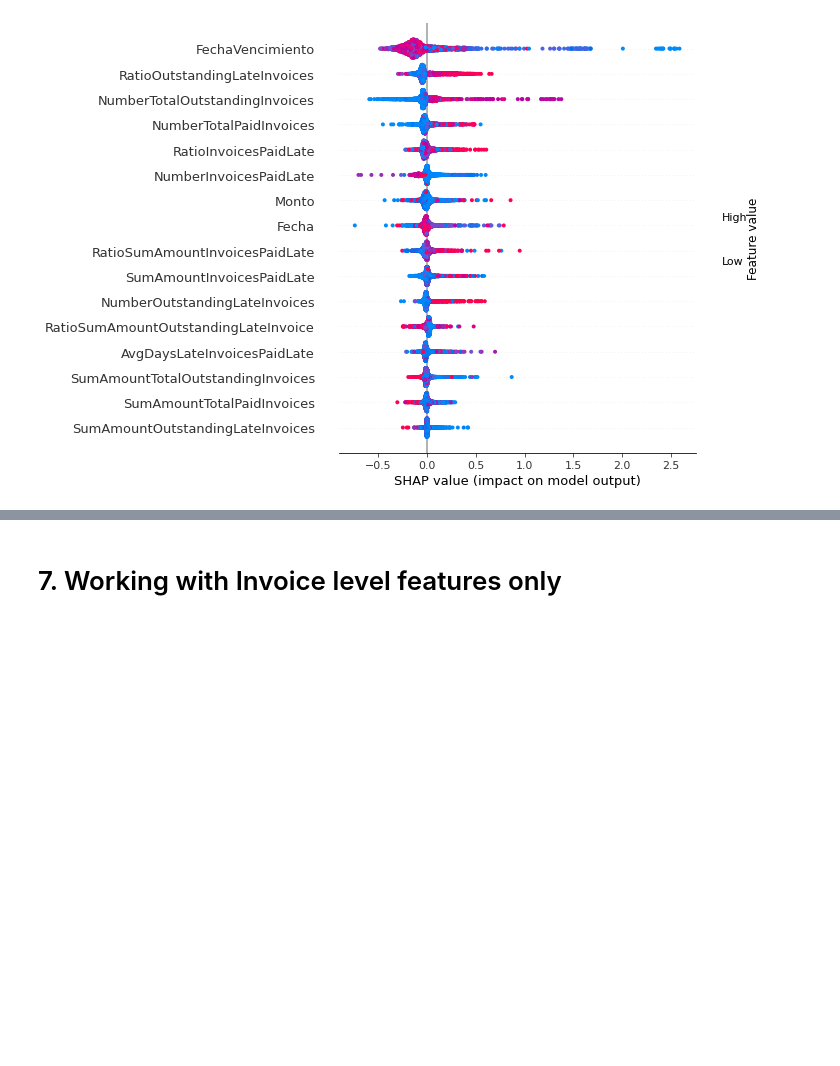
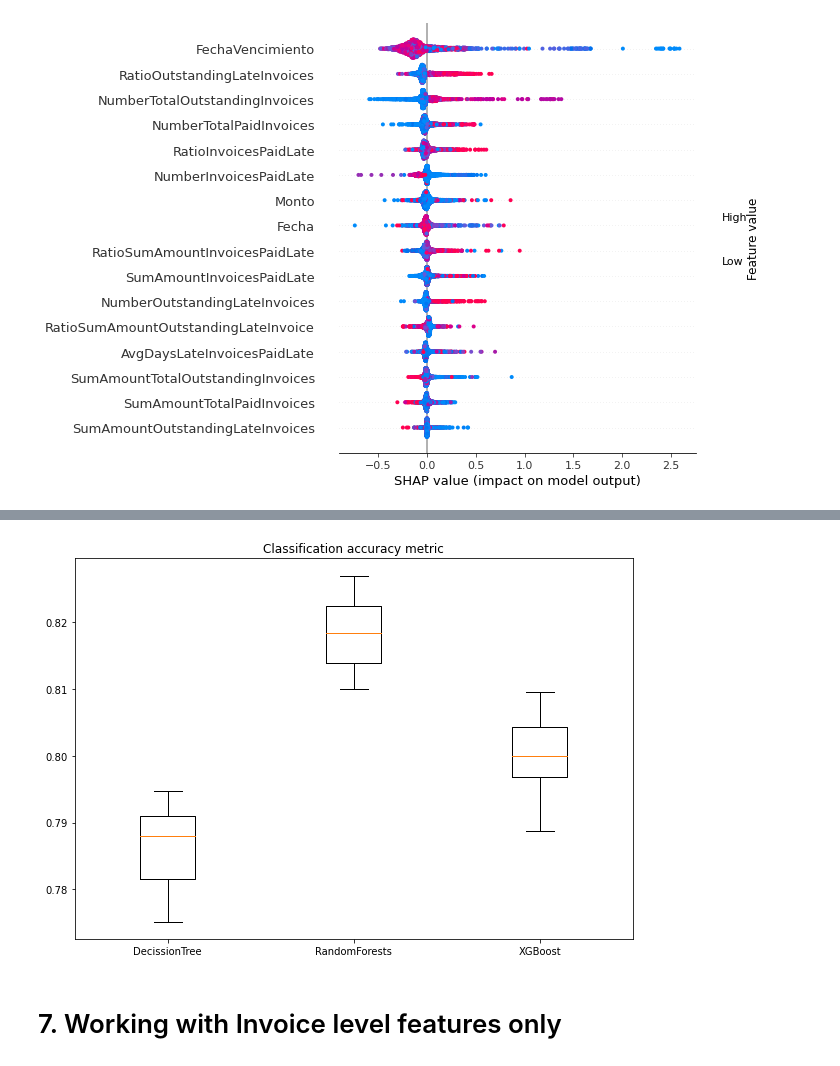
Before and after one commit to jrolopez20/blu-ml, a Jupyter notebook: Forecasting account receivables - Multi Class Classification.ipynb, the cells around one changed output, grey strips where cells are left out. Cells and saved outputs as stored; diff of their text form; code cells hidden in the pictures; blank space fills up the shorter version.

```diff
--- a/Forecasting account receivables - Multi Class Classification.ipynb
+++ b/Forecasting account receivables - Multi Class Classification.ipynb
@@ -553,0 +666,4 @@ print(accuracies)
+# %%
+accuracies_tree = cross_val_score(tree, X, y, cv=cv, scoring='accuracy')
+accuracies_rf = cross_val_score(rf_clf, X, y, cv=cv, scoring='accuracy')
+accuracies_xgb = cross_val_score(xgb, X, y, cv=cv, scoring='accuracy')
@@ -554,3 +690,15 @@ print(accuracies)
+# %%
+# Boxplots after running 30 times
+fig = plt.figure(figsize =(10, 7))
+
+# Creating plot
+plt.boxplot([accuracies_tree, accuracies_rf, accuracies_xgb], labels=models_name)
+plt.title("Classification accuracy metric")
+
+# show plot
+plt.show()
+# %% [output]
+[figure, added]
 # %% [markdown]
 # 7. Working with Invoice level features only
 # %% [markdown]
```
Also changed, not shown: parts of 20 cells of this notebook.
